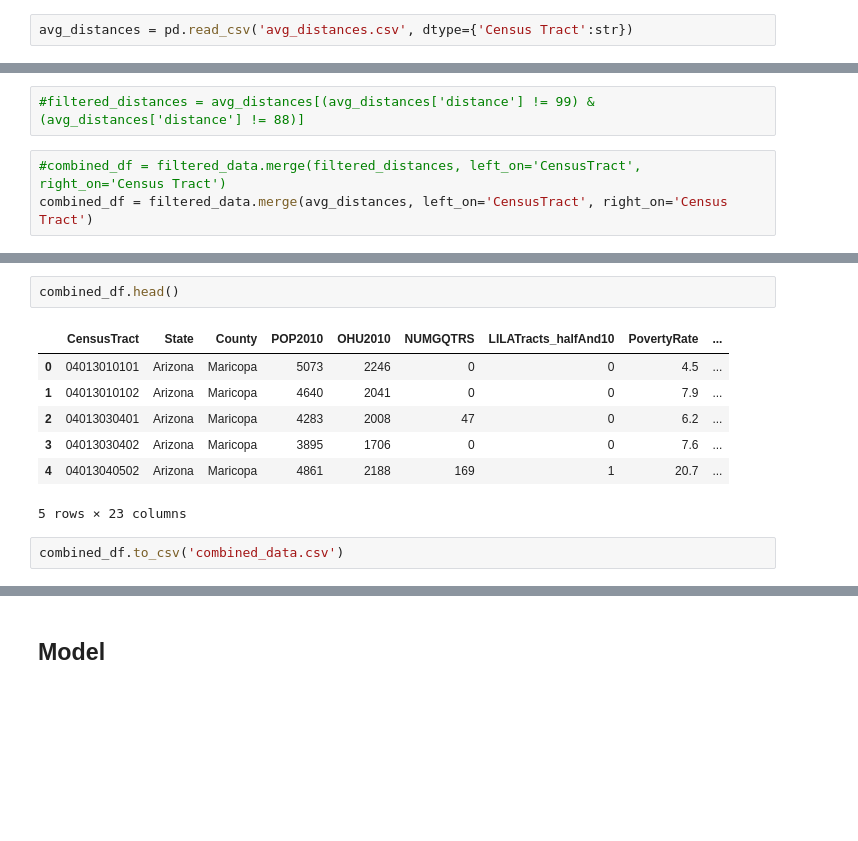
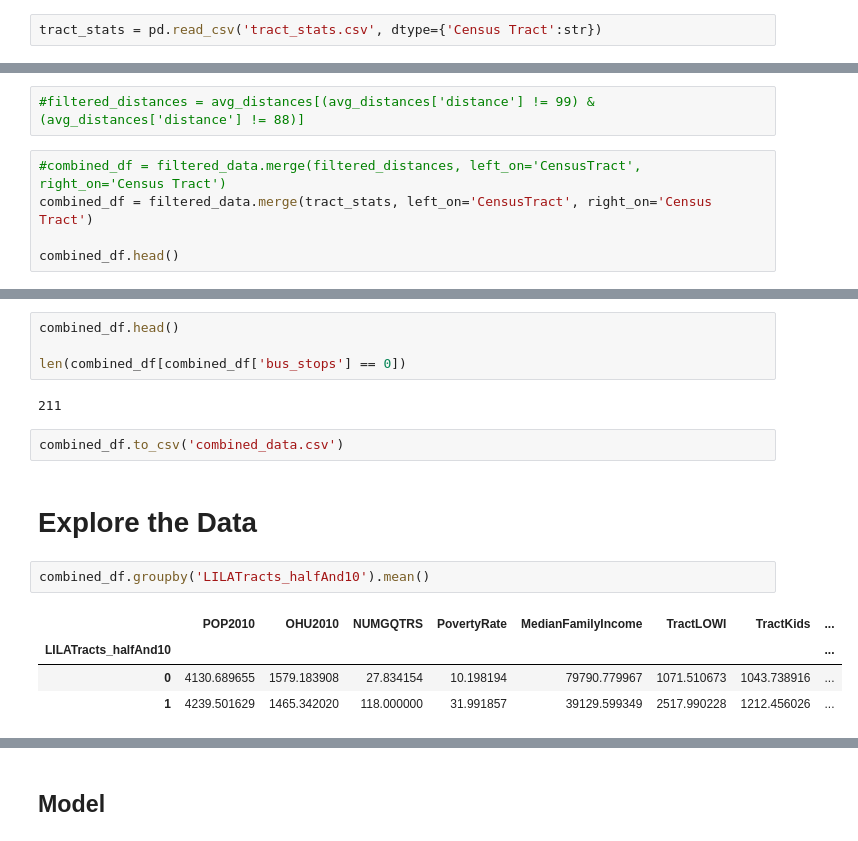
Before and after one commit to FoxtrotLimaDelta/Food-for-All, a Jupyter notebook: stores_and_stops/logistic_regression.ipynb, the cells around one changed output, grey strips where cells are left out. Cells and saved outputs as stored; diff of their text form; blank space fills up the shorter version.

```diff
--- a/stores_and_stops/logistic_regression.ipynb
+++ b/stores_and_stops/logistic_regression.ipynb
@@ -109,5 +118,5 @@ filtered_data.head()
 | 1463 | 04013040502 | Arizona | Maricopa | 4861 | 2188 | 169 | 1 | 20.7 | ... |
 5 rows × 21 columns
 # %%
-avg_distances = pd.read_csv('avg_distances.csv', dtype={'Census Tract':str})
+tract_stats = pd.read_csv('tract_stats.csv', dtype={'Census Tract':str})
 # %%
@@ -122,4 +131,6 @@ len(avg_distances)
 #filtered_distances = avg_distances[(avg_distances['distance'] != 99) & (avg_distances['distance'] != 88)]
 # %%
 #combined_df = filtered_data.merge(filtered_distances, left_on='CensusTract', right_on='Census Tract')
-combined_df = filtered_data.merge(avg_distances, left_on='CensusTract', right_on='Census Tract')
+combined_df = filtered_data.merge(tract_stats, left_on='CensusTract', right_on='Census Tract')
+
+combined_df.head()
@@ -126,12 +145,17 @@ combined_df = filtered_data.merge(avg_distances, left_on='CensusTract', right_on
-# %%
-combined_df.head()
-# %% [output]
-|  | CensusTract | State | County | POP2010 | OHU2010 | NUMGQTRS | LILATracts_halfAnd10 | PovertyRate | ... |
-| 0 | 04013010101 | Arizona | Maricopa | 5073 | 2246 | 0 | 0 | 4.5 | ... |
-| 1 | 04013010102 | Arizona | Maricopa | 4640 | 2041 | 0 | 0 | 7.9 | ... |
-| 2 | 04013030401 | Arizona | Maricopa | 4283 | 2008 | 47 | 0 | 6.2 | ... |
-| 3 | 04013030402 | Arizona | Maricopa | 3895 | 1706 | 0 | 0 | 7.6 | ... |
-| 4 | 04013040502 | Arizona | Maricopa | 4861 | 2188 | 169 | 1 | 20.7 | ... |
-5 rows × 23 columns
+# %%
+combined_df.head()
+
+len(combined_df[combined_df['bus_stops'] == 0])
+# %% [output]
+211
 # %%
 combined_df.to_csv('combined_data.csv')
+# %% [markdown]
+# Explore the Data
+# %%
+combined_df.groupby('LILATracts_halfAnd10').mean()
+# %% [output]
+|  | POP2010 | OHU2010 | NUMGQTRS | PovertyRate | MedianFamilyIncome | TractLOWI | TractKids | ... |
+| LILATracts_halfAnd10 |  |  |  |  |  |  |  | ... |
+| 0 | 4130.689655 | 1579.183908 | 27.834154 | 10.198194 | 79790.779967 | 1071.510673 | 1043.738916 | ... |
+| 1 | 4239.501629 | 1465.342020 | 118.000000 | 31.991857 | 39129.599349 | 2517.990228 | 1212.456026 | ... |
```
Also changed, not shown: parts of 12 cells of this notebook, 7 other files.
